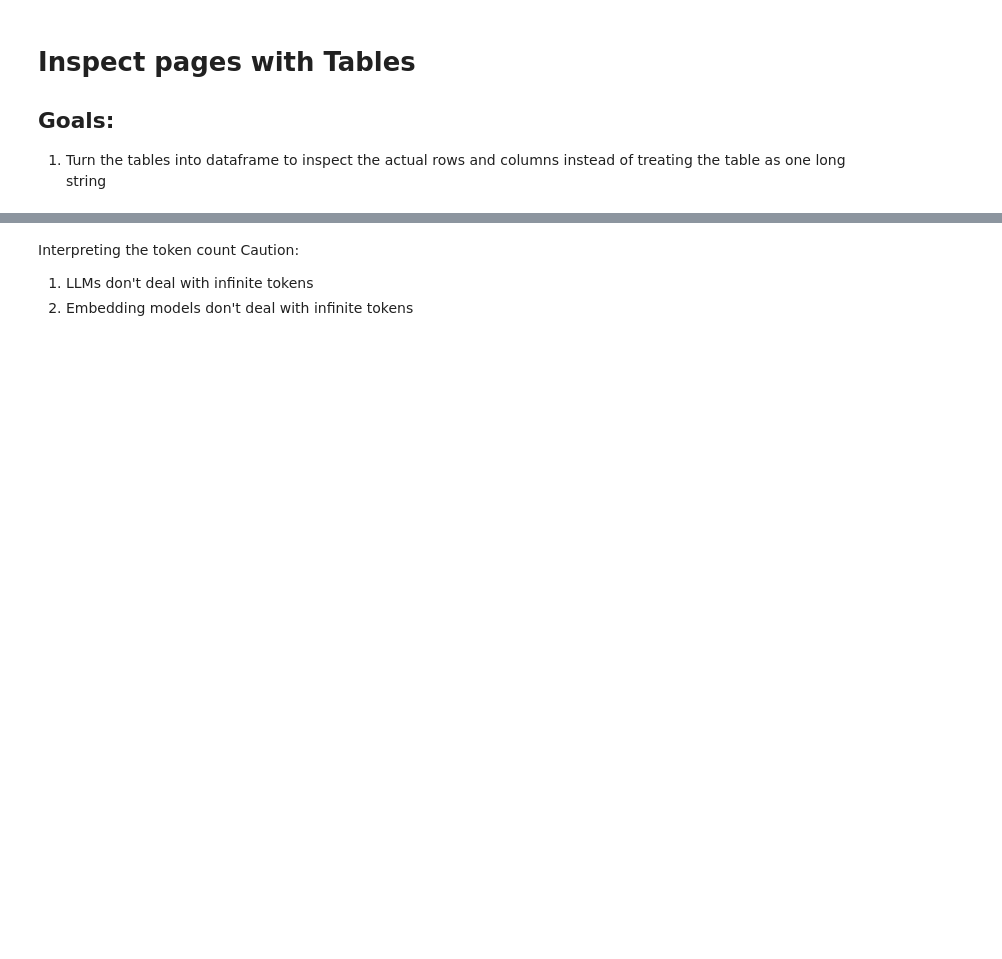
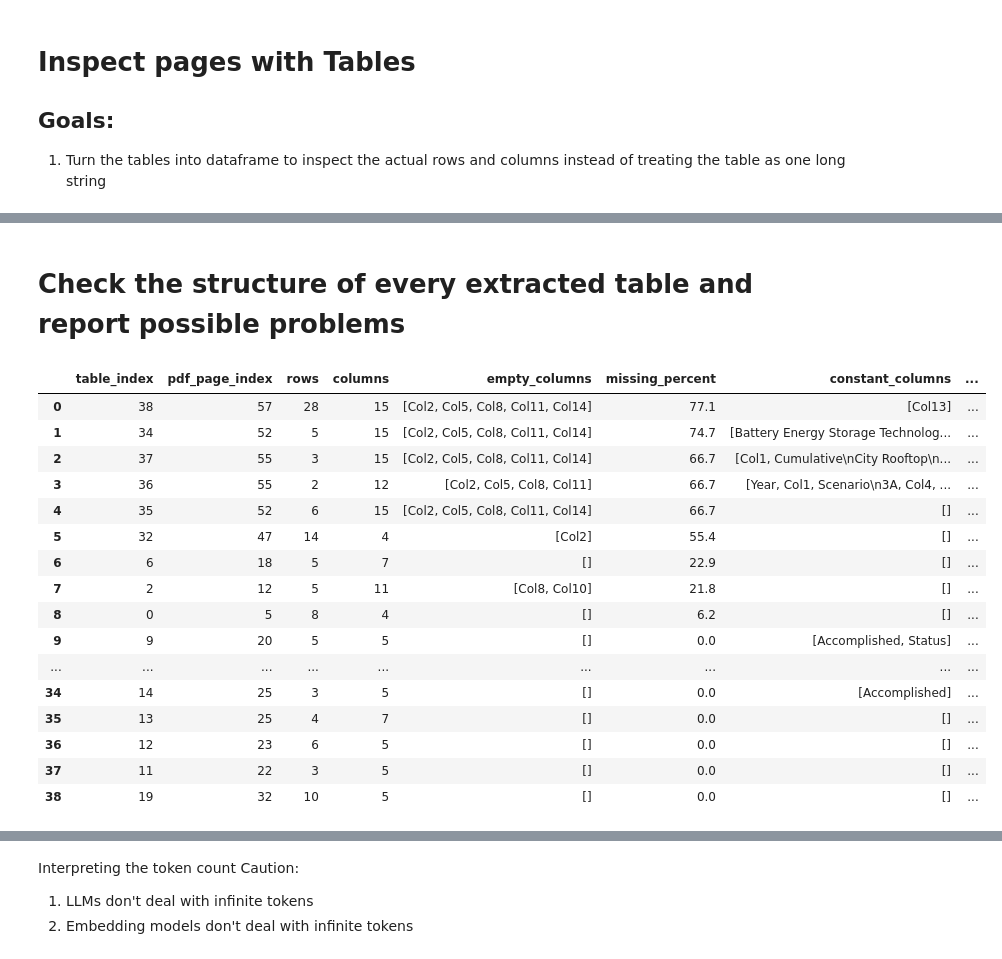
Before and after one commit to aplancher/RagWP, a Jupyter notebook: ragyou.ipynb, the cells around one changed output, grey strips where cells are left out. Drawn from its saved outputs; the diff is of its cells as text; code cells hidden in the pictures; blank space fills up the shorter version.

```diff
--- a/ragyou.ipynb
+++ b/ragyou.ipynb
@@ -245,3 +313,70 @@ print(all_tables[6]["page_number"])
+# %% [markdown]
+# Check the structure of every extracted table and report possible problems
+# %%
+diagnostics = []
+
+for i, item in enumerate(all_tables):
+    table = item["data"].copy()
+
+    # Treat blank strings and whitespace as missing
+    table = table.replace(r"^\s*$", pd.NA, regex=True)
+
+    # Identify columns with no values at all
+    empty_columns = table.columns[table.isna().all()].tolist()
+
+    # Count missing cells
+    total_cells = table.size
+    missing_cells = table.isna().sum().sum()
+
+    missing_percent = (
+        round(missing_cells / total_cells * 100, 1)
+        if total_cells else 0
+    )
+
+    # How many columns have only one distinct nonempty value?
+    constant_columns = []
+    for col in table.columns:
+        values = table[col].dropna().astype(str).str.strip()
+        if len(values) > 0 and values.nunique() == 1:
+            constant_columns.append(col)
+
+    diagnostics.append({
+        "table_index": i,
+        "pdf_page_index": item["page_number"],
+        "rows": table.shape[0],
+        "columns": table.shape[1],
+        "empty_columns": empty_columns,
+        "missing_percent": missing_percent,
+        "constant_columns": constant_columns,
+        "duplicate_headers": table.columns.duplicated().any()
+    })
+
+diagnostics_df = pd.DataFrame(diagnostics)
+
+display(
+    diagnostics_df.sort_values(
+        "missing_percent",
+        ascending=False
+    ).reset_index(drop=True)
+)
+# %% [output]
+|  | table_index | pdf_page_index | rows | columns | empty_columns | missing_percent | constant_columns | ... |
+| 0 | 38 | 57 | 28 | 15 | [Col2, Col5, Col8, Col11, Col14] | 77.1 | [Col13] | ... |
+| 1 | 34 | 52 | 5 | 15 | [Col2, Col5, Col8, Col11, Col14] | 74.7 | [Battery Energy Storage Technolog... | ... |
+| 2 | 37 | 55 | 3 | 15 | [Col2, Col5, Col8, Col11, Col14] | 66.7 | [Col1, Cumulative\nCity Rooftop\n... | ... |
+| 3 | 36 | 55 | 2 | 12 | [Col2, Col5, Col8, Col11] | 66.7 | [Year, Col1, Scenario\n3A, Col4, ... | ... |
+| 4 | 35 | 52 | 6 | 15 | [Col2, Col5, Col8, Col11, Col14] | 66.7 | [] | ... |
+| 5 | 32 | 47 | 14 | 4 | [Col2] | 55.4 | [] | ... |
+| 6 | 6 | 18 | 5 | 7 | [] | 22.9 | [] | ... |
+| 7 | 2 | 12 | 5 | 11 | [Col8, Col10] | 21.8 | [] | ... |
+| 8 | 0 | 5 | 8 | 4 | [] | 6.2 | [] | ... |
+| 9 | 9 | 20 | 5 | 5 | [] | 0.0 | [Accomplished, Status] | ... |
+| ... | ... | ... | ... | ... | ... | ... | ... | ... |
+| 34 | 14 | 25 | 3 | 5 | [] | 0.0 | [Accomplished] | ... |
+| 35 | 13 | 25 | 4 | 7 | [] | 0.0 | [] | ... |
+| 36 | 12 | 23 | 6 | 5 | [] | 0.0 | [] | ... |
+| 37 | 11 | 22 | 3 | 5 | [] | 0.0 | [] | ... |
+| 38 | 19 | 32 | 10 | 5 | [] | 0.0 | [] | ... |
 # %%
 import random
 random.sample(pages_and_texts, k=3)
```
Also changed, not shown: parts of 16 cells of this notebook.
